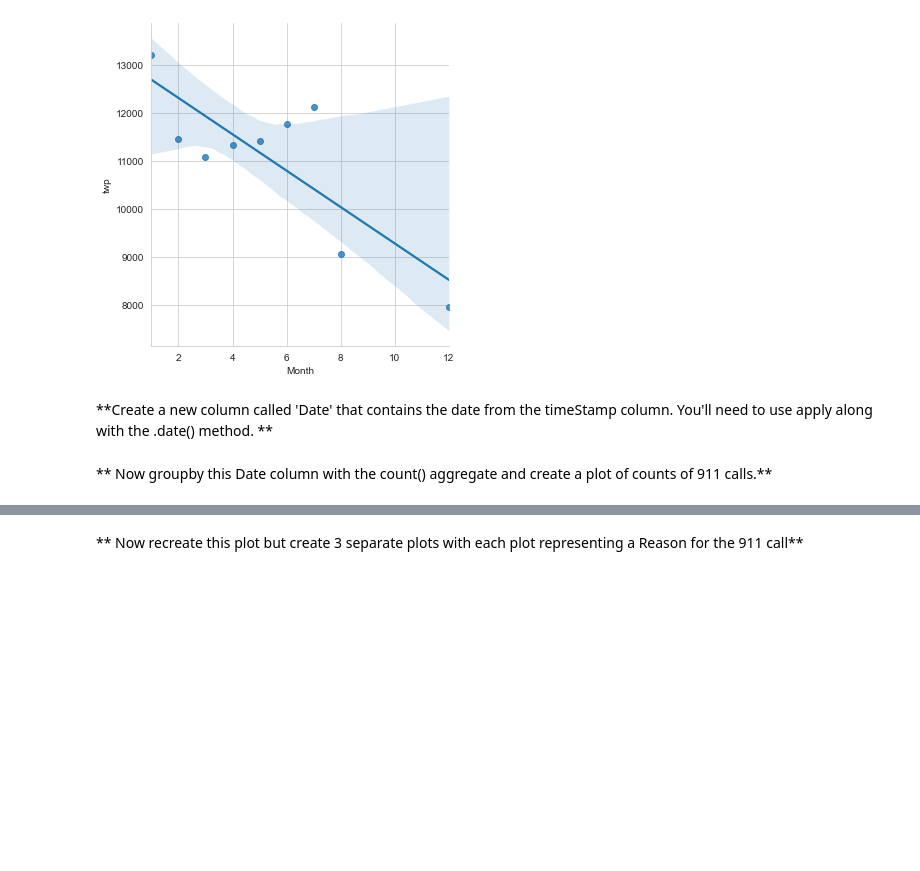
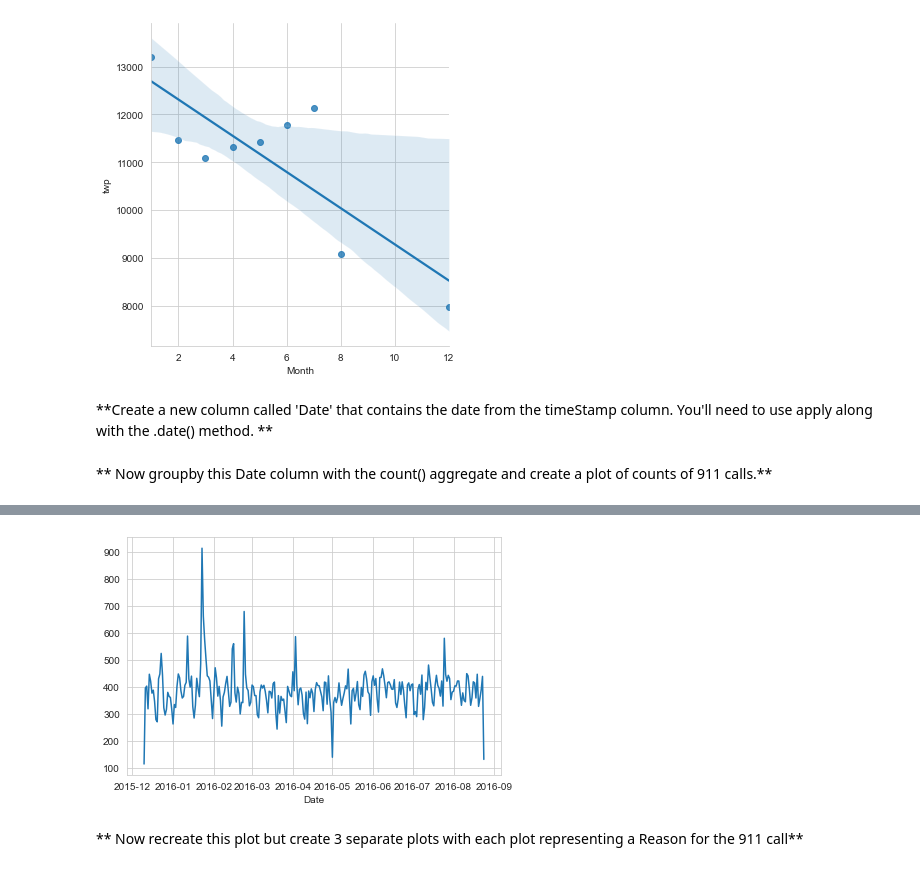
Before and after one commit to ChojdiMag/pandas, a Jupyter notebook: 911_Calls Data/01-911 Calls Data Capstone Project.ipynb, the cells around one changed output, grey strips where cells are left out. Saved outputs shown, nothing was run; the diff lists cells and outputs as text; code cells hidden in the pictures; blank space fills up the shorter version.

```diff
--- a/911_Calls Data/01-911 Calls Data Capstone Project.ipynb
+++ b/911_Calls Data/01-911 Calls Data Capstone Project.ipynb
@@ -217,2 +214,7 @@ df['Date']=df['timeStamp'].apply(lambda t: t.date())
+# %%
+df.groupby('Date').count()['lat'].plot()
+plt.tight_layout()
+# %% [output]
+[figure, added]
 # %% [markdown]
 ** Now recreate this plot but create 3 separate plots with each plot representing a Reason for the 911 call**
```
Also changed, not shown: parts of 19 cells of this notebook.
